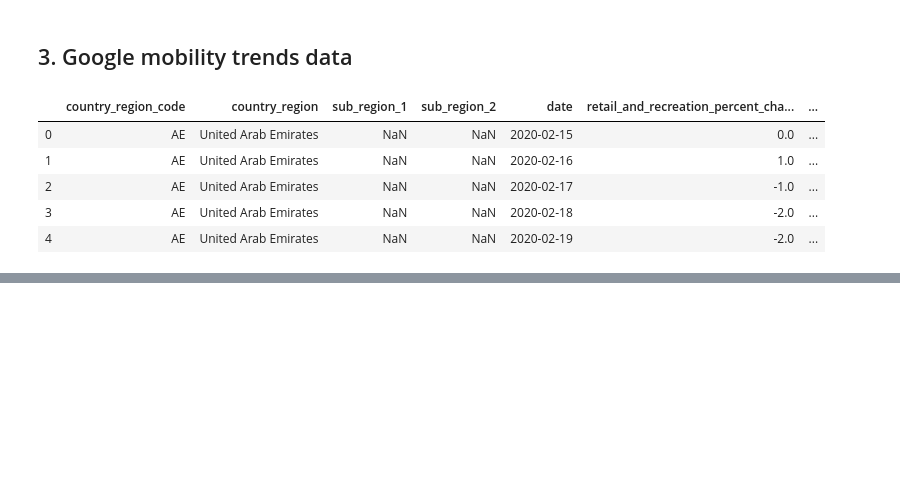
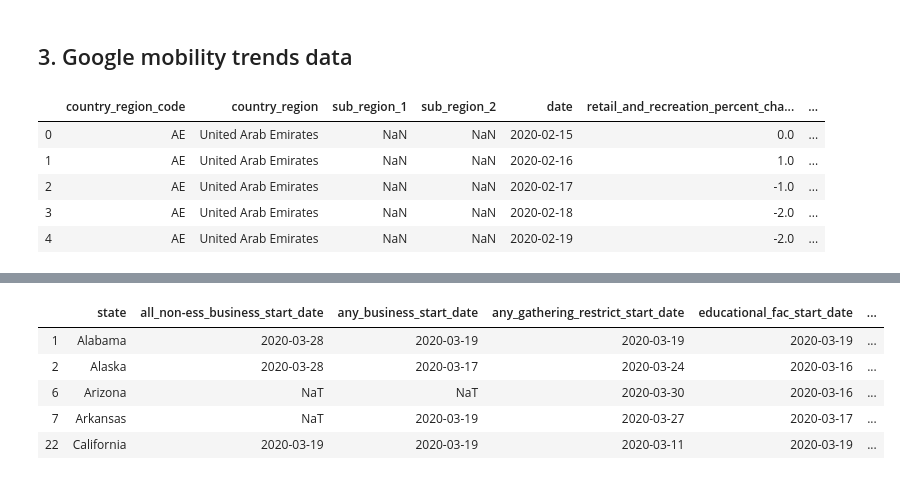
Before and after one commit to spotted-d/RNN_covid19_modeling, a Jupyter notebook: data_extraction/data_extracts.ipynb, the cells around one changed output, grey strips where cells are left out. Cells and saved outputs as stored; diff of their text form; code cells hidden in the pictures; blank space fills up the shorter version.

```diff
--- a/data_extraction/data_extracts.ipynb
+++ b/data_extraction/data_extracts.ipynb
@@ -582,0 +609,27 @@ pickle.dump(mobility_us, open("../data/us_state_mobility_data.p", "wb" ))
+# %%
+# per IHME, if a mitigation order has a start date, but no end date, we will
+# assume that it is carried through aug 4
+ASSUMED_END_DATE = "2020-08-04"
+mitigation_measures = ["all_non-ess_business", "any_business", "any_gathering_restrict", "educational_fac",
+                       "stay_home", "travel_limit"]
+
+# clean state label fields
+mitigation = mitigation.rename({'location_name': 'state'}, axis=1)
+mitigation["abbrev"] = mitigation["state"].map(states_dict)
+
+# impute IHME assumed end dates
+for measure in mitigation_measures:
+    mitigation.loc[(pd.notnull(mitigation[f"{measure}_start_date"])) &
+               (pd.isnull(mitigation[f"{measure}_end_date"]))
+               , f"{measure}_end_date"] = ASSUMED_END_DATE
+
+# convert dates to datetime
+mitigation[keeps[1:]] = pd.to_datetime(mitigation[keeps[1:]].stack(), errors="coerce").unstack()
+display(mitigation.head())
+# %% [output]
+|  | state | all_non-ess_business_start_date | any_business_start_date | any_gathering_restrict_start_date | educational_fac_start_date | ... |
+| 1 | Alabama | 2020-03-28 | 2020-03-19 | 2020-03-19 | 2020-03-19 | ... |
+| 2 | Alaska | 2020-03-28 | 2020-03-17 | 2020-03-24 | 2020-03-16 | ... |
+| 6 | Arizona | NaT | NaT | 2020-03-30 | 2020-03-16 | ... |
+| 7 | Arkansas | NaT | 2020-03-19 | 2020-03-27 | 2020-03-17 | ... |
+| 22 | California | 2020-03-19 | 2020-03-19 | 2020-03-11 | 2020-03-19 | ... |
```
Also changed, not shown: parts of 7 cells of this notebook, 3 other files.
